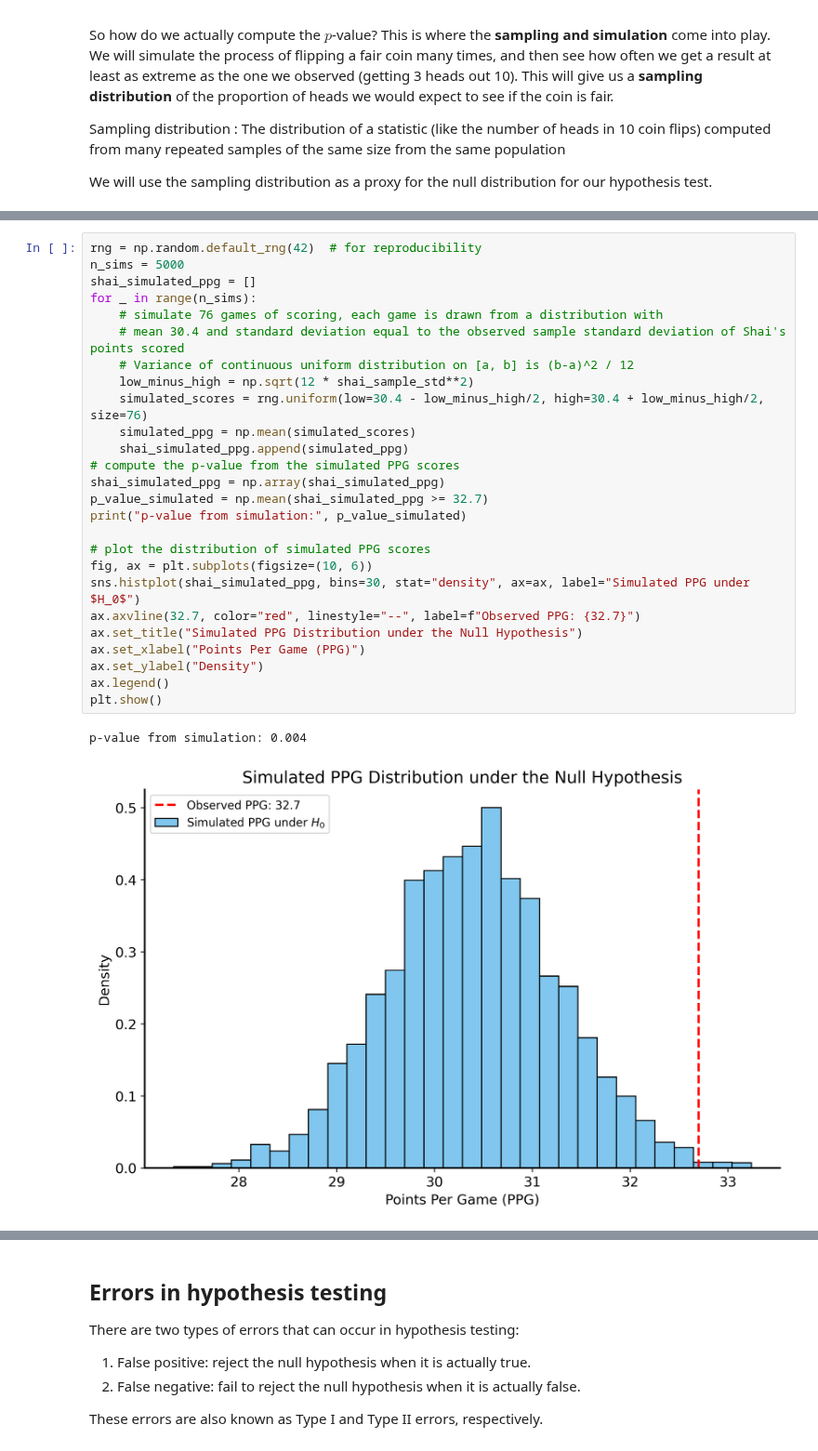
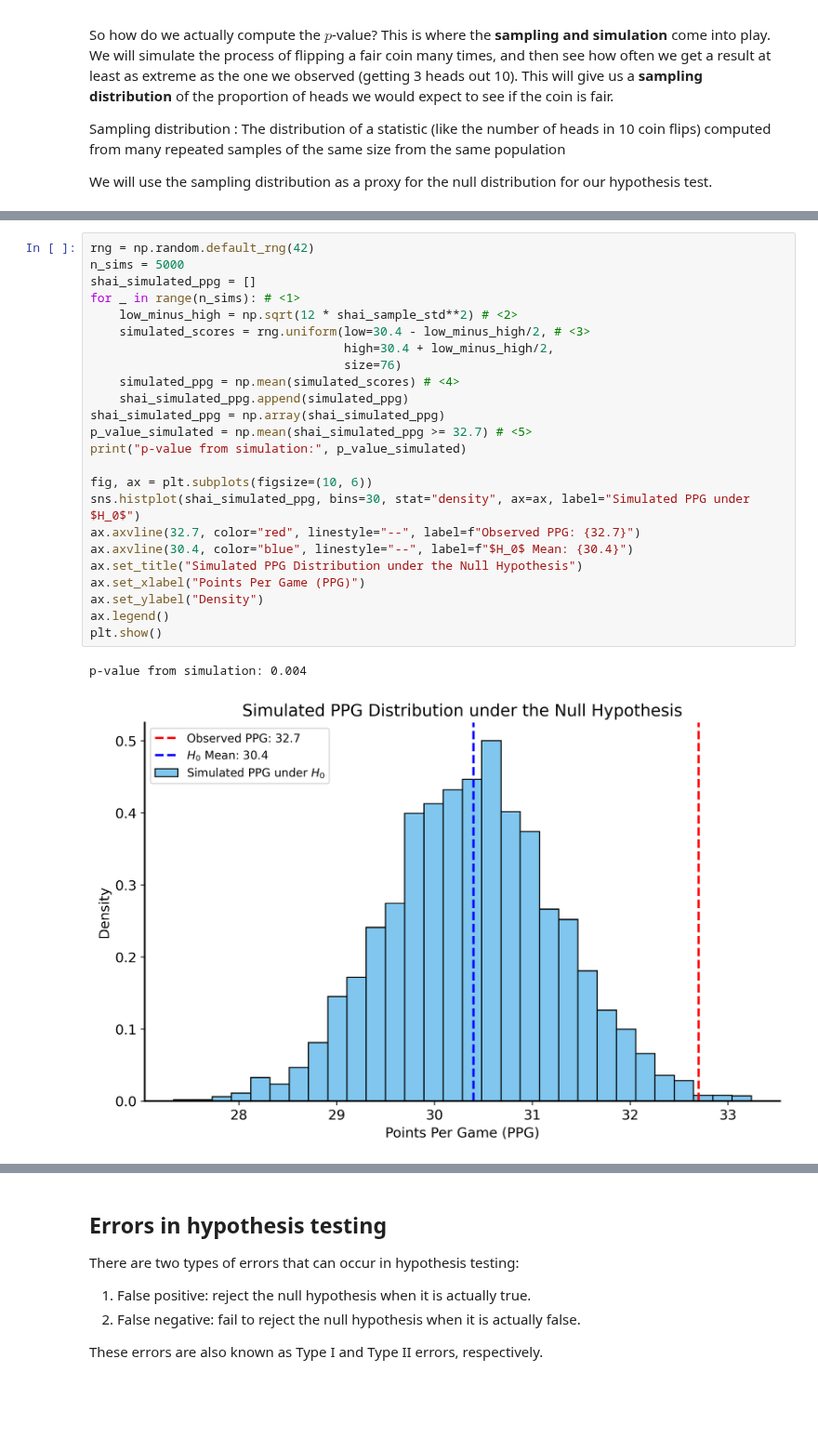
Before and after one commit to jrudoler-teaching/understanding-uncertainty, a Jupyter notebook: notebooks/lecture-05.ipynb, the cells around one changed output, grey strips where cells are left out. Shown at 93% size. Cells and saved outputs as stored; diff of their text form; blank space fills up the shorter version.

```diff
--- a/notebooks/lecture-05.ipynb
+++ b/notebooks/lecture-05.ipynb
@@ -397,32 +416,30 @@ This analysis tells us that if Shai's true scoring ability is 30.4 PPG, the prob
 
 We can also try simulating the null distribution through individual game scores to see how likely it is that SGA would score at least 32.7 PPG if his true scoring ability is actually 30.4 PPG. That is, we'll simulate 76 games of scoring, we each game is drawn from a distribution with mean 30.4 and standard deviation equal to the observed sample standard deviation of Shai's points scored. We'll repeat this simulation many times to get a distribution of PPG scores under the null hypothesis.
 # %%
-rng = np.random.default_rng(42)  # for reproducibility
+rng = np.random.default_rng(42)
 n_sims = 5000
 shai_simulated_ppg = []
-for _ in range(n_sims):
-    # simulate 76 games of scoring, each game is drawn from a distribution with
-    # mean 30.4 and standard deviation equal to the observed sample standard deviation of Shai's points scored
-    # Variance of continuous uniform distribution on [a, b] is (b-a)^2 / 12
-    low_minus_high = np.sqrt(12 * shai_sample_std**2)
-    simulated_scores = rng.uniform(low=30.4 - low_minus_high/2, high=30.4 + low_minus_high/2, size=76)
-    simulated_ppg = np.mean(simulated_scores)
+for _ in range(n_sims): # <1>
+    low_minus_high = np.sqrt(12 * shai_sample_std**2) # <2>
+    simulated_scores = rng.uniform(low=30.4 - low_minus_high/2, # <3>
+                                   high=30.4 + low_minus_high/2,
+                                   size=76)
+    simulated_ppg = np.mean(simulated_scores) # <4>
     shai_simulated_ppg.append(simulated_ppg)
-# compute the p-value from the simulated PPG scores
 shai_simulated_ppg = np.array(shai_simulated_ppg)
-p_value_simulated = np.mean(shai_simulated_ppg >= 32.7)
+p_value_simulated = np.mean(shai_simulated_ppg >= 32.7) # <5>
 print("p-value from simulation:", p_value_simulated)
 
-# plot the distribution of simulated PPG scores
 fig, ax = plt.subplots(figsize=(10, 6))
 sns.histplot(shai_simulated_ppg, bins=30, stat="density", ax=ax, label="Simulated PPG under $H_0$")
 ax.axvline(32.7, color="red", linestyle="--", label=f"Observed PPG: {32.7}")
+ax.axvline(30.4, color="blue", linestyle="--", label=f"$H_0$ Mean: {30.4}")
 ax.set_title("Simulated PPG Distribution under the Null Hypothesis")
 ax.set_xlabel("Points Per Game (PPG)")
 ax.set_ylabel("Density")
 ax.legend()
 plt.show()
 # %% [output]
 p-value from simulation: 0.004
-[figure, old version]
+[figure, new version]
 # %% [markdown]
```
Also changed, not shown: parts of 7 cells of this notebook, 1 other file.
